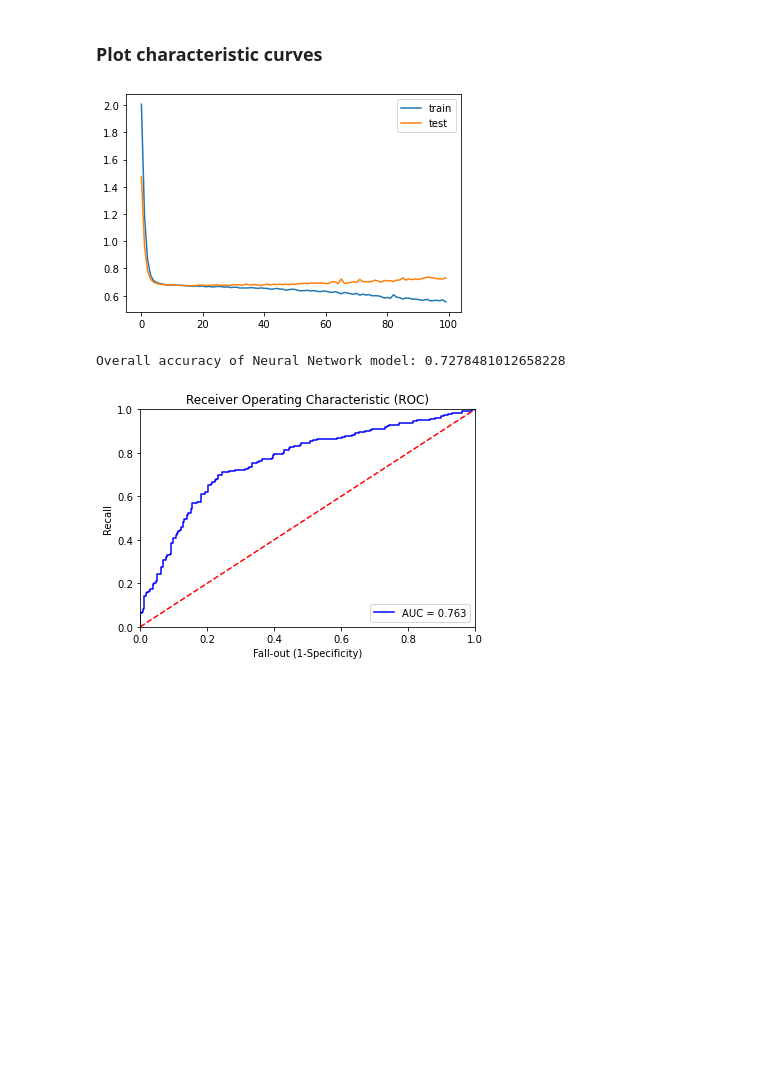
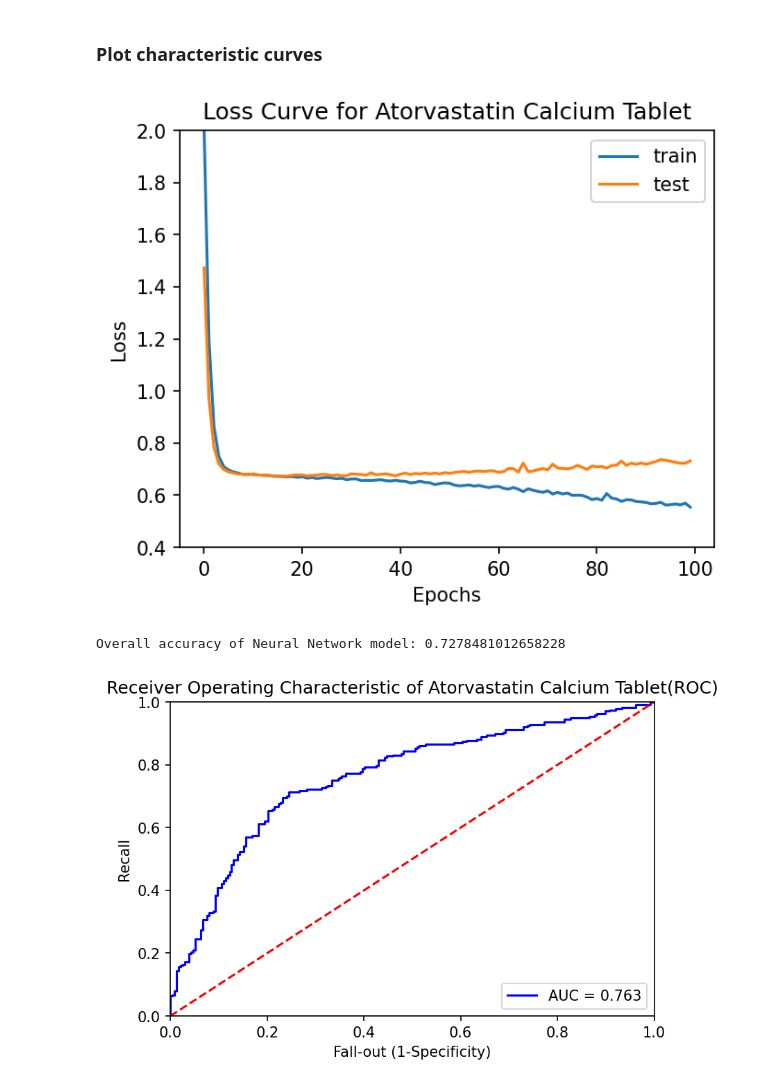
Before and after one commit to Vikram-Shenoy/Computational-Models, a Jupyter notebook: Z_Current/Neural network/Neural_Net - Atorvastatin.ipynb, the cells around one changed output. Cells and saved outputs as stored; diff of their text form; code cells hidden in the pictures; blank space fills up the shorter version.

Commit message:
graphing and final changes

```diff
--- a/Z_Current/Neural network/Neural_Net - Atorvastatin.ipynb
+++ b/Z_Current/Neural network/Neural_Net - Atorvastatin.ipynb
@@ -157,12 +157,17 @@ weighted avg       0.73      0.73      0.73       474
 # %% [markdown]
 ### Plot characteristic curves
 # %%
+plt.figure(figsize=(5,4),dpi=150)
 plt.plot(his.history['loss'], label='train')
 plt.plot(his.history['val_loss'], label='test')
+plt.ylabel('Loss')
+plt.xlabel('Epochs')
 plt.legend()
+plt.ylim(0.4,2)
+plt.title('Loss Curve for Atorvastatin Calcium Tablet')
 plt.show()
 # %% [output]
-[figure, old version]
+[figure, new version]
 # %%
 #Predict on test set
 predictions_NN_prob = reg_model.predict(X_test)
@@ -178,8 +183,8 @@ Overall accuracy of Neural Network model: 0.7278481012658228
 # %%
 false_positive_rate, recall, thresholds = roc_curve(y_test, predictions_NN_prob)
 roc_auc = auc(false_positive_rate, recall)
-plt.figure()
-plt.title('Receiver Operating Characteristic (ROC)')
+plt.figure(dpi=150)
+plt.title('Receiver Operating Characteristic of Atorvastatin Calcium Tablet(ROC)')
 plt.plot(false_positive_rate, recall, 'b', label = 'AUC = %0.3f' %roc_auc)
 plt.legend(loc='lower right')
 plt.plot([0,1], [0,1], 'r--')
@@ -189,7 +194,7 @@ plt.ylabel('Recall')
 plt.xlabel('Fall-out (1-Specificity)')
 plt.show()
 # %% [output]
-[figure, old version]
+[figure, new version]
 # %%
 cm = confusion_matrix(y_test, predictions_NN_01)
 labels = ['No Default', 'Default']
```
Also changed, not shown: parts of 2 cells of this notebook, 12 other files.
